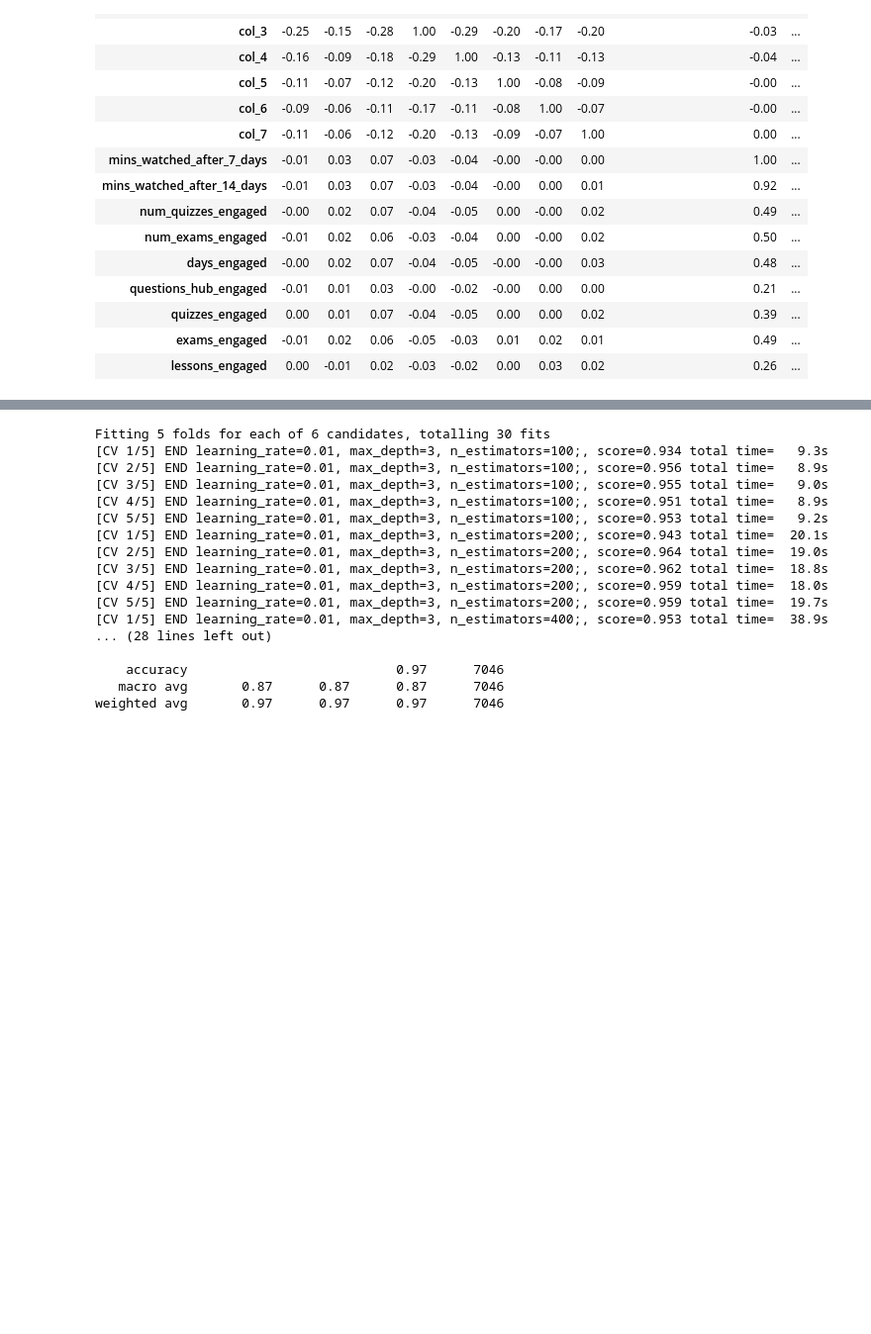
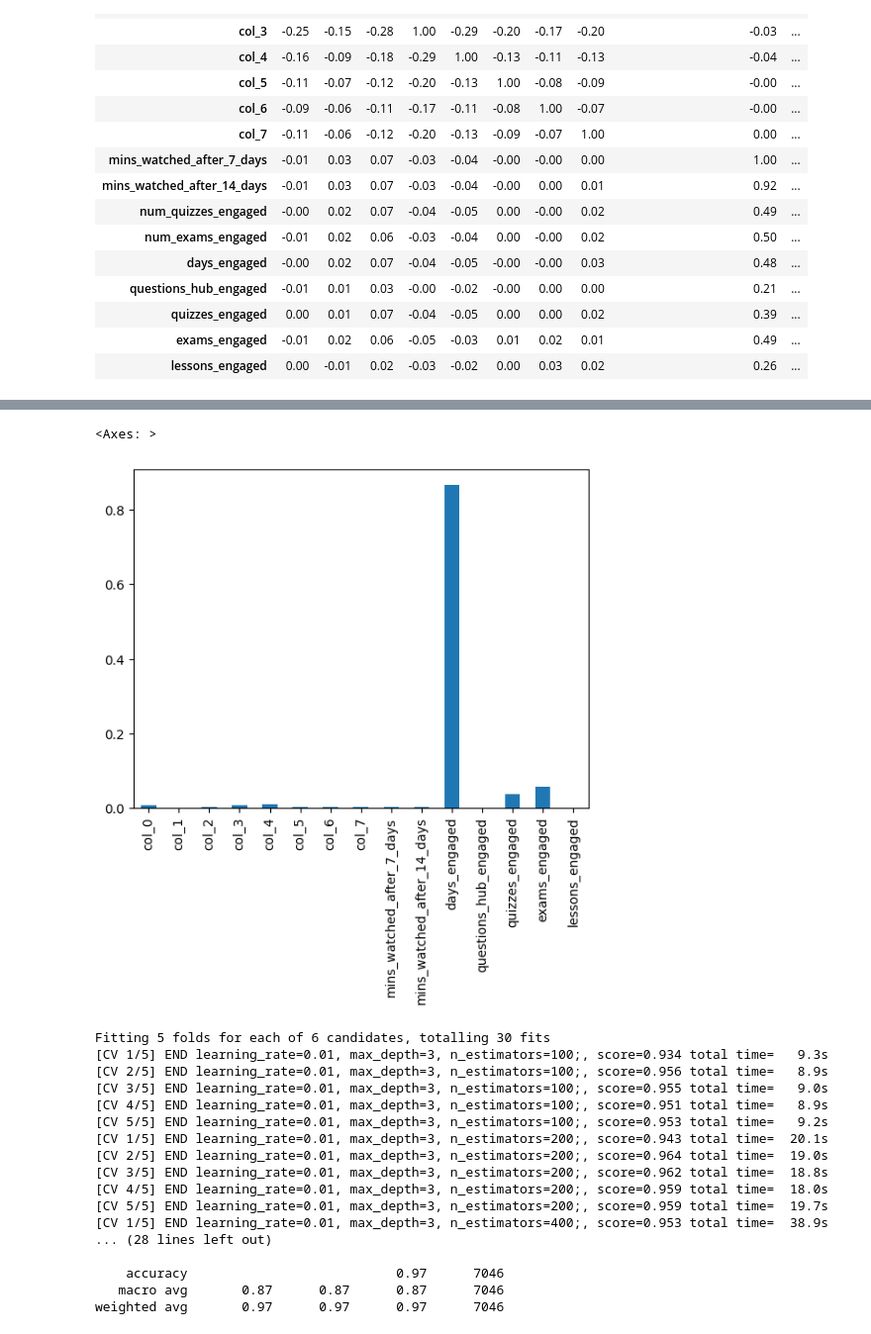
Before and after one commit to dwctran/365_data_challenge, a Jupyter notebook: data_preprocessing.ipynb, the cells around one changed output, grey strips where cells are left out. Shown at 99% size. Drawn from its saved outputs; the diff is of its cells as text; code cells hidden in the pictures; blank space fills up the shorter version.

```diff
--- a/data_preprocessing.ipynb
+++ b/data_preprocessing.ipynb
@@ -252,3 +273,10 @@ weighted avg       0.97      0.97      0.97      7046
+# %%
+forest_importances = pd.Series(model_gbc.feature_importances_,
+                               index=X_train_up.columns)
+forest_importances.plot.bar()
+# %% [output]
+<Axes: >
+[figure, added]
 # %%
 parameters = {
     'max_depth': [3],
```
Also changed, not shown: parts of 10 cells of this notebook.
